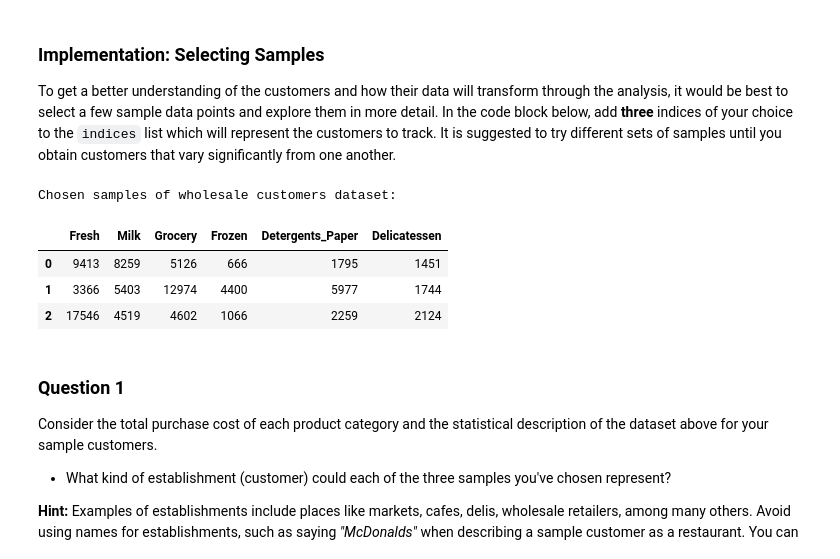
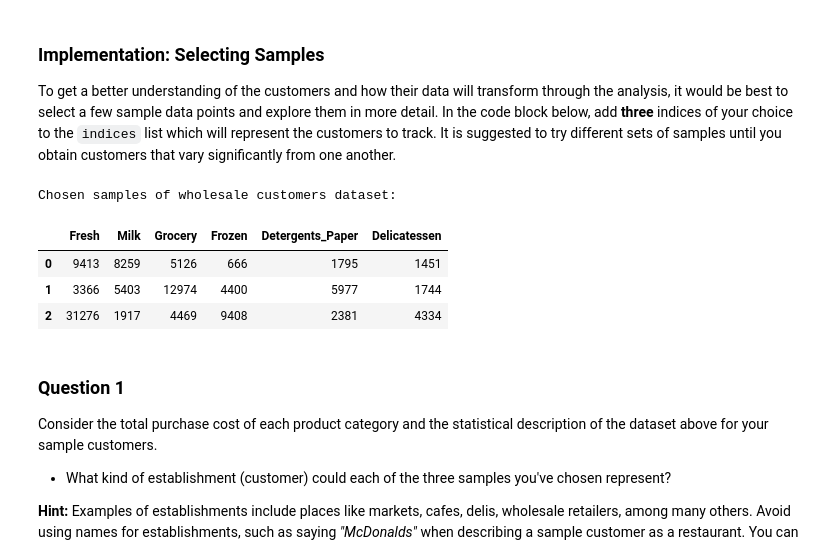
Before and after one commit to bobtaiwan/MLND-Customer_Segments, a Jupyter notebook: customer_segments.ipynb, the cells around one changed output. Cells and saved outputs as stored; diff of their text form; code cells hidden in the pictures.

```diff
--- a/customer_segments.ipynb
+++ b/customer_segments.ipynb
@@ -60,18 +60,18 @@ display(data.describe())
 To get a better understanding of the customers and how their data will transform through the analysis, it would be best to select a few sample data points and explore them in more detail. In the code block below, add **three** indices of your choice to the `indices` list which will represent the customers to track. It is suggested to try different sets of samples until you obtain customers that vary significantly from one another.
 # %%
 # TODO: Select three indices of your choice you wish to sample from the dataset
-indices = [5,10,20]
+indices = [5,10,22]
 
 # Create a DataFrame of the chosen samples
 samples = pd.DataFrame(data.loc[indices], columns = data.keys()).reset_index(drop = True)
 print "Chosen samples of wholesale customers dataset:"
 display(samples)
 # %% [output]
 Chosen samples of wholesale customers dataset:
 |  | Fresh | Milk | Grocery | Frozen | Detergents_Paper | Delicatessen |
 | 0 | 9413 | 8259 | 5126 | 666 | 1795 | 1451 |
 | 1 | 3366 | 5403 | 12974 | 4400 | 5977 | 1744 |
-| 2 | 17546 | 4519 | 4602 | 1066 | 2259 | 2124 |
+| 2 | 31276 | 1917 | 4469 | 9408 | 2381 | 4334 |
 # %% [markdown]
 ### Question 1
 Consider the total purchase cost of each product category and the statistical description of the dataset above for your sample customers.
```
Also changed, not shown: parts of 17 cells of this notebook.
